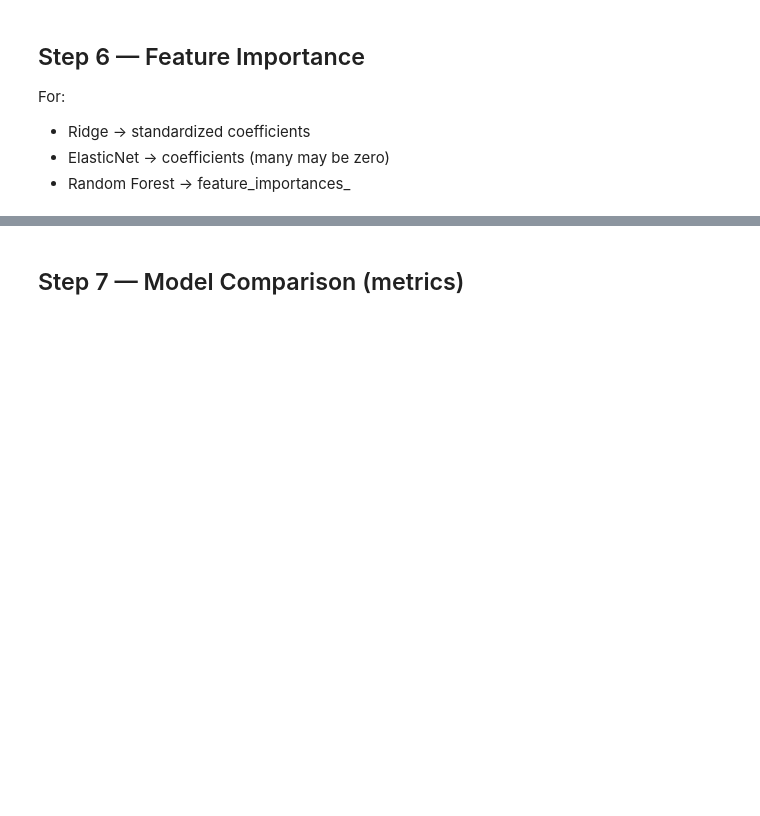
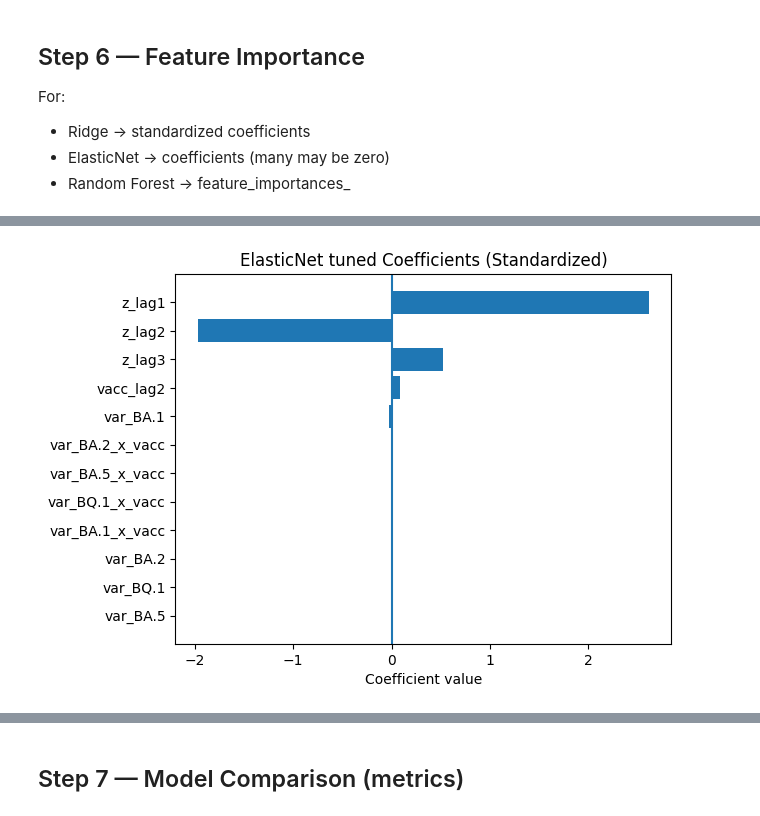
Before and after one commit to Programmierpeet/Biosignal-Abschlussprojekt, a Jupyter notebook: Projects/04_ASSIGNMENT_DynamicRegression_Ridge_ElasticNet_RF.ipynb, the cells around one changed output, grey strips where cells are left out. Drawn from its saved outputs; the diff is of its cells as text; code cells hidden in the pictures; blank space fills up the shorter version.

```diff
--- a/Projects/04_ASSIGNMENT_DynamicRegression_Ridge_ElasticNet_RF.ipynb
+++ b/Projects/04_ASSIGNMENT_DynamicRegression_Ridge_ElasticNet_RF.ipynb
@@ -483,0 +553,10 @@ For:
+# %%
+# Elastic Net
+plt.figure()
+plt.barh(signed_importance_tuned.index, signed_importance_tuned.values)
+plt.axvline(0)
+plt.title("ElasticNet tuned Coefficients (Standardized)")
+plt.xlabel("Coefficient value")
+plt.show()
+# %% [output]
+[figure, added]
```
Also changed, not shown: parts of 31 cells of this notebook.
